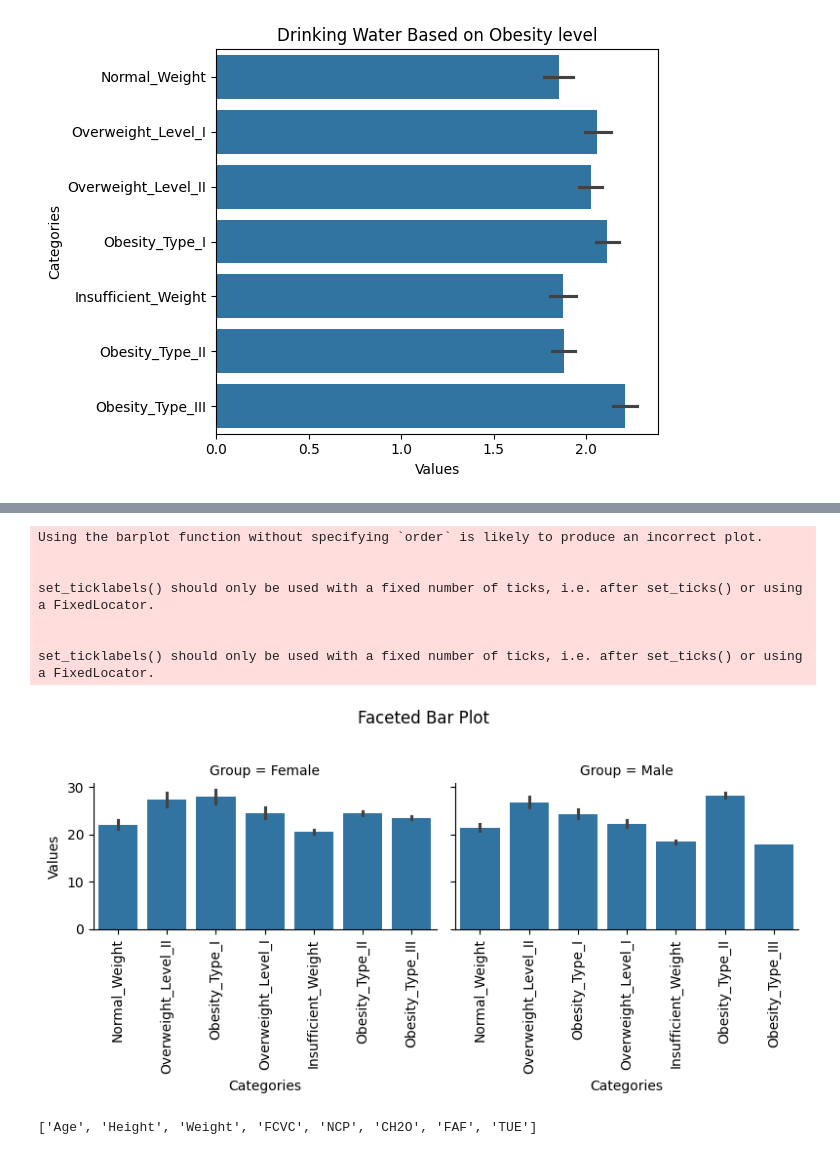
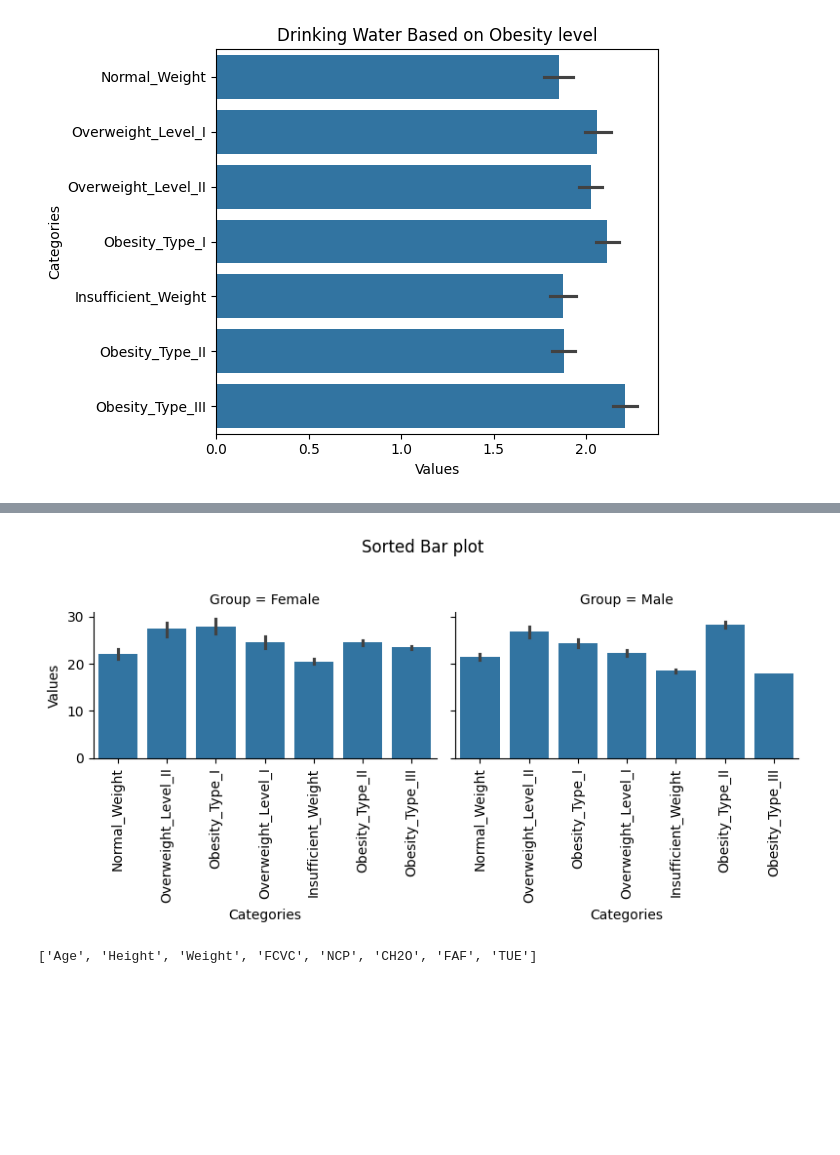
Before and after one commit to aiaaee/Obesity_Prediction, a Jupyter notebook: Obesity_Prediction.ipynb, the cells around one changed output, grey strips where cells are left out. Cells and saved outputs as stored; diff of their text form; code cells hidden in the pictures; blank space fills up the shorter version.

```diff
--- a/Obesity_Prediction.ipynb
+++ b/Obesity_Prediction.ipynb
@@ -161,31 +161,24 @@ fig.show()
 # %%
 categories = data['NObeyesdad']
 values = data['Age']
 groups = data['Gender']
 
 
 df = pd.DataFrame({'Categories': categories, 'Values': values, 'Group': groups})
 
 g = sns.FacetGrid(df, col='Group', col_wrap=2, height=4)
 g.map(sns.barplot, 'Categories', 'Values')
 
 for ax in g.axes.flat:
     ax.set_xticklabels(ax.get_xticklabels(), rotation=90)
 
 g.set_axis_labels('Categories', 'Values')
-g.fig.suptitle('Faceted Bar Plot', y=1.02)
+g.fig.suptitle('Sorted Bar plot', y=1.02)
 
 plt.tight_layout()
 plt.show()
 # %% [output]
-Using the barplot function without specifying `order` is likely to produce an incorrect plot.
-
-
-set_ticklabels() should only be used with a fixed number of ticks, i.e. after set_ticks() or using a FixedLocator.
-
-
-set_ticklabels() should only be used with a fixed number of ticks, i.e. after set_ticks() or using a FixedLocator.
-[figure, old version]
+[figure, new version]
 # %%
 numerical_cols = []
 
```
